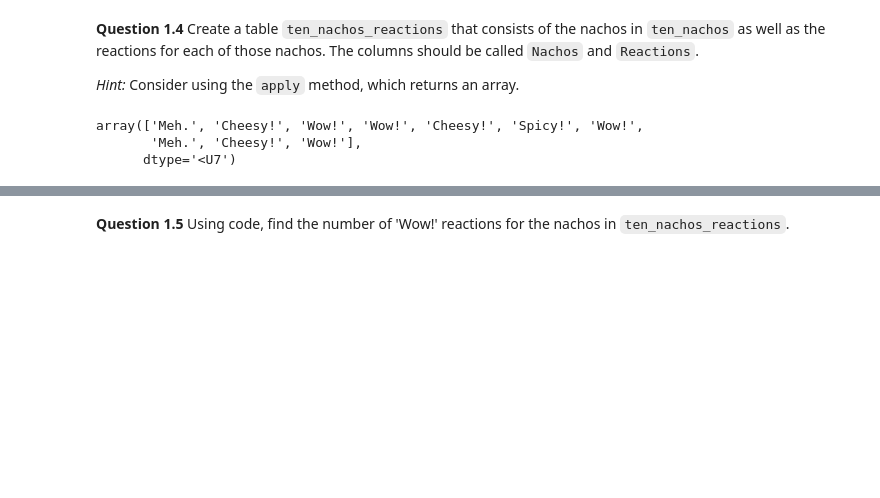
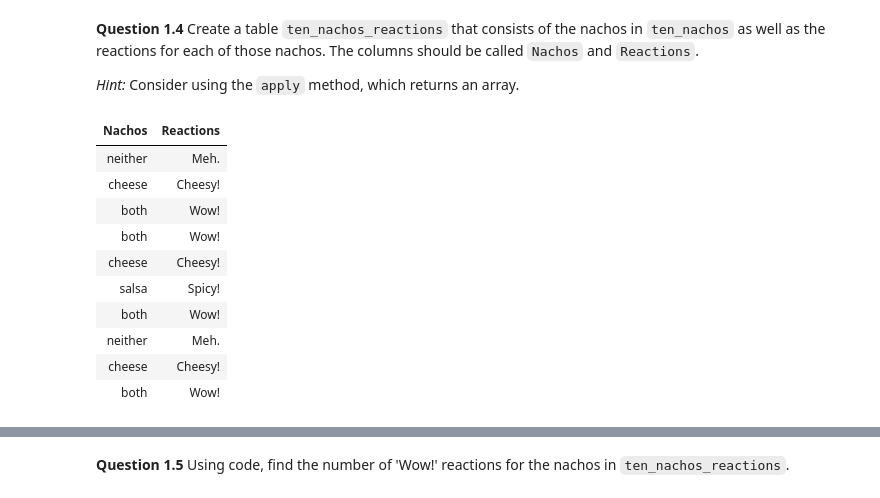
Before and after one commit to Lhoffar/26-intro-solo, a Jupyter notebook: lab 5/lab05.ipynb, the cells around one changed output, grey strips where cells are left out. Saved outputs shown, nothing was run; the diff lists cells and outputs as text; code cells hidden in the pictures; blank space fills up the shorter version.

```diff
--- a/lab 5/lab05.ipynb
+++ b/lab 5/lab05.ipynb
@@ -172,11 +182,19 @@ grader.check("q13")
 *Hint:* Consider using the `apply` method, which returns an array.
 # %%
 ten_nachos_tbl = Table().with_column('Nachos', ten_nachos)
-ten_nachos_reactions = ten_nachos_tbl.apply(nacho_reaction, 'Nachos')
+ten_nachos_reactions = ten_nachos_tbl.with_column('Reactions', ten_nachos_tbl.apply(nacho_reaction, 'Nachos'))
 ten_nachos_reactions
 # %% [output]
-array(['Meh.', 'Cheesy!', 'Wow!', 'Wow!', 'Cheesy!', 'Spicy!', 'Wow!',
-       'Meh.', 'Cheesy!', 'Wow!'],
-      dtype='<U7')
+| Nachos | Reactions |
+| neither | Meh. |
+| cheese | Cheesy! |
+| both | Wow! |
+| both | Wow! |
+| cheese | Cheesy! |
+| salsa | Spicy! |
+| both | Wow! |
+| neither | Meh. |
+| cheese | Cheesy! |
+| both | Wow! |
 # %%
 grader.check("q14")
```
Also changed, not shown: parts of 28 cells of this notebook, 2 other files.
